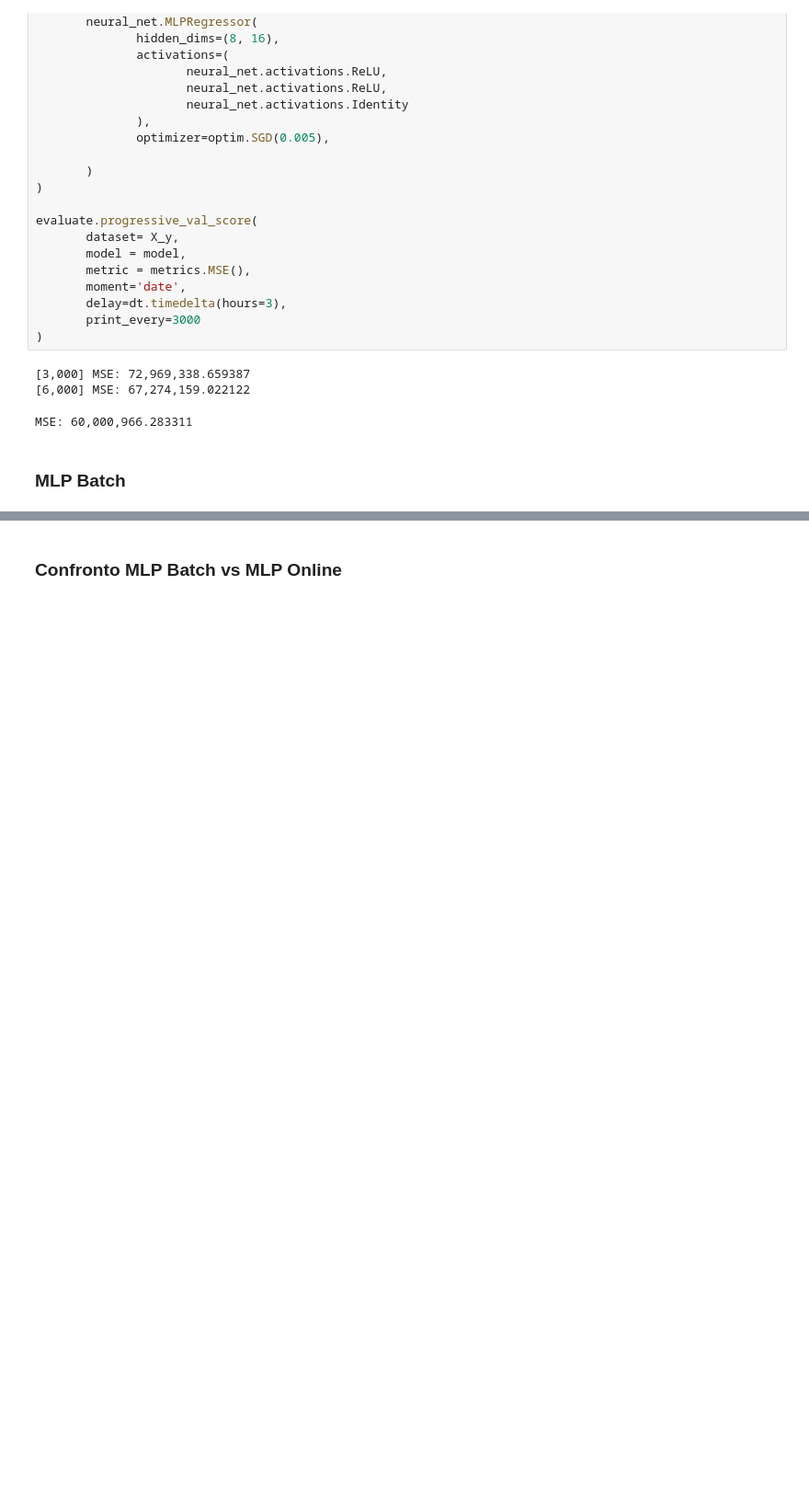
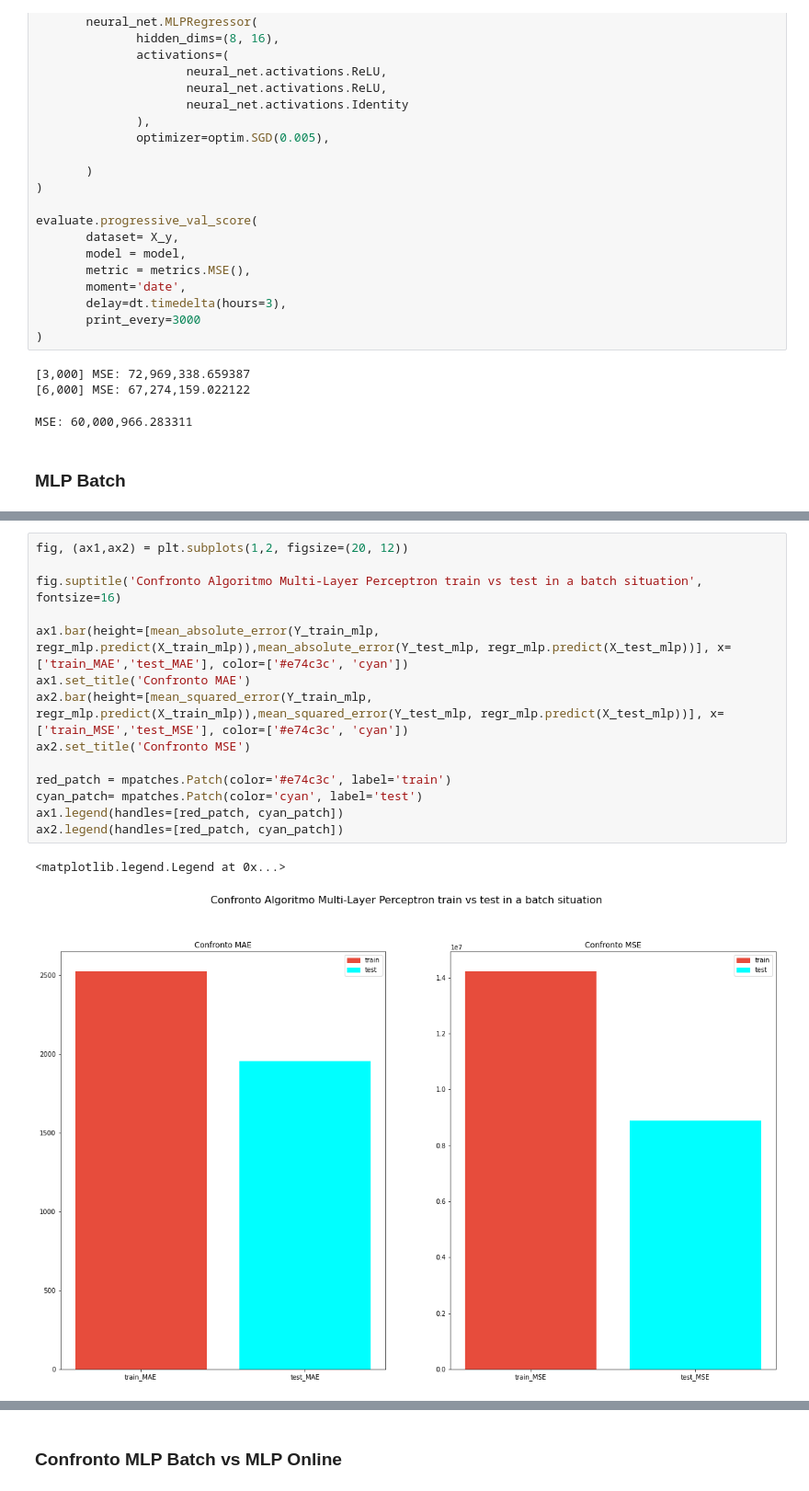
Before and after one commit to giodefa96/Script_Tesi_new, a Jupyter notebook: Risultati Finali/WaterVolumePrediction.ipynb, the cells around one changed output, grey strips where cells are left out. Shown at 92% size. Saved outputs shown, nothing was run; the diff lists cells and outputs as text; blank space fills up the shorter version.

Commit message:
Fine Confronto water Pred v3

```diff
--- a/Risultati Finali/WaterVolumePrediction.ipynb
+++ b/Risultati Finali/WaterVolumePrediction.ipynb
@@ -295,3 +296,20 @@ Execution time: 0.2805182933807373 seconds
+# %%
+fig, (ax1,ax2) = plt.subplots(1,2, figsize=(20, 12))
+
+fig.suptitle('Confronto Algoritmo Multi-Layer Perceptron train vs test in a batch situation',  fontsize=16)
+
+ax1.bar(height=[mean_absolute_error(Y_train_mlp, regr_mlp.predict(X_train_mlp)),mean_absolute_error(Y_test_mlp, regr_mlp.predict(X_test_mlp))], x=['train_MAE','test_MAE'], color=['#e74c3c', 'cyan'])
+ax1.set_title('Confronto MAE')
+ax2.bar(height=[mean_squared_error(Y_train_mlp, regr_mlp.predict(X_train_mlp)),mean_squared_error(Y_test_mlp, regr_mlp.predict(X_test_mlp))], x=['train_MSE','test_MSE'], color=['#e74c3c', 'cyan'])
+ax2.set_title('Confronto MSE')
+
+red_patch = mpatches.Patch(color='#e74c3c', label='train')
+cyan_patch= mpatches.Patch(color='cyan', label='test')
+ax1.legend(handles=[red_patch, cyan_patch])
+ax2.legend(handles=[red_patch, cyan_patch])
+# %% [output]
+<matplotlib.legend.Legend at 0x...>
+[figure, added]
 # %%
 # Plot the results
 fig, ax = plt.subplots(figsize=(10, 6))
```
Also changed, not shown: parts of 27 cells of this notebook.
